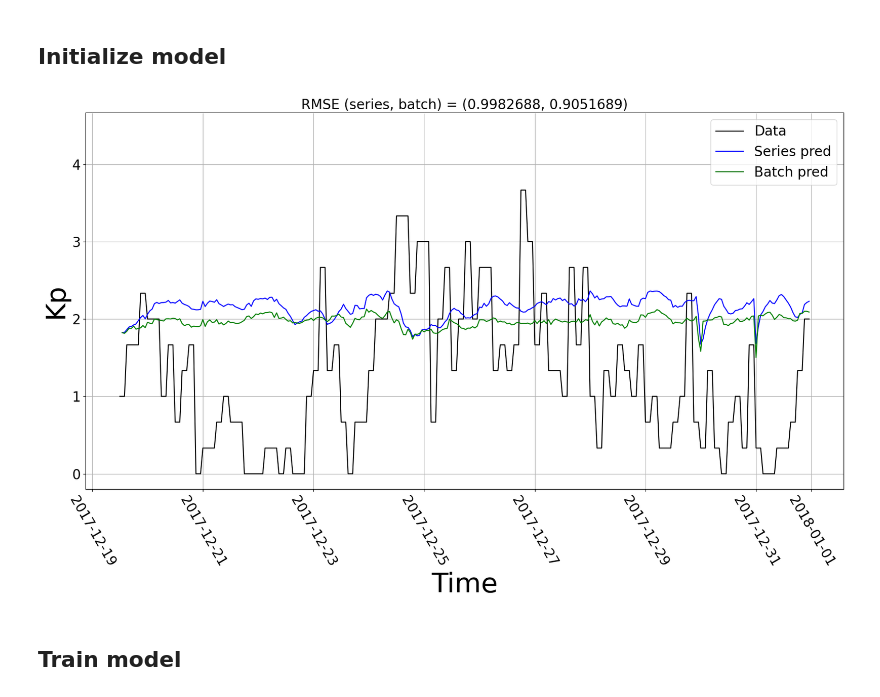
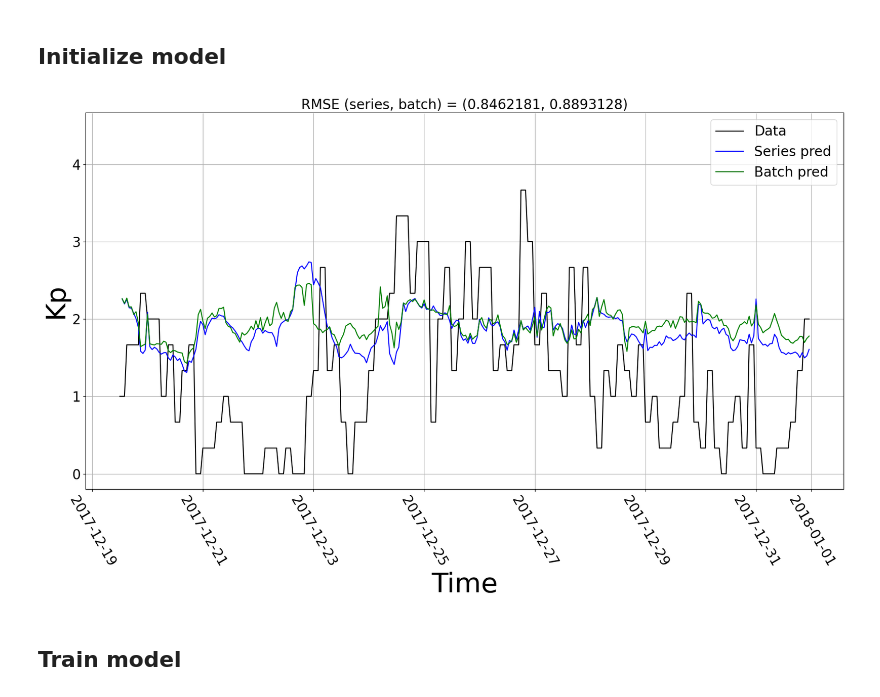
Before and after one commit to John1117/ReDSCOVR_PythonProject, a Jupyter notebook: model_training.ipynb, the cells around one changed output. Drawn from its saved outputs; the diff is of its cells as text; code cells hidden in the pictures.

```diff
--- a/model_training.ipynb
+++ b/model_training.ipynb
@@ -133,7 +133,7 @@ def plot_series(
         label_window=1,
         offset=0,
         model=None,
-        pred_type='both',
+        pred_type='both'
     ):
 
     data_len = len(df)
@@ -173,6 +173,7 @@ def plot_series(
     series = df[plot_col_name] * std + mean
 
     data_idxs = slice(start_idx, end_idx)
+    #std[data_idx]
     data_ts = df.index[data_idxs]
     data_pts = series[data_idxs]
 
@@ -241,24 +242,24 @@ train_inputs, train_labels, test_inputs, test_labels = make_tensordata(
 # %% [markdown]
 ## Initialize model
 # %%
-hidden_size = 64
+hidden_size = 8
 
 lstm_model = LSTMModel(hidden_size=hidden_size, feature_size=len(train_df.columns), input_window=input_window, label_window=label_window)
 
 plot_series(
     test_df,
     train_mean,
     train_std,
     start=-300,
     end=None,
     input_window=input_window,
     label_window=label_window,
     offset=offset,
     model=lstm_model,
     pred_type='both'
 )
 # %% [output]
-[figure, old version]
+[figure, new version]
 # %% [markdown]
 ## Train model
 # %%
```
Also changed, not shown: parts of 14 cells of this notebook.
